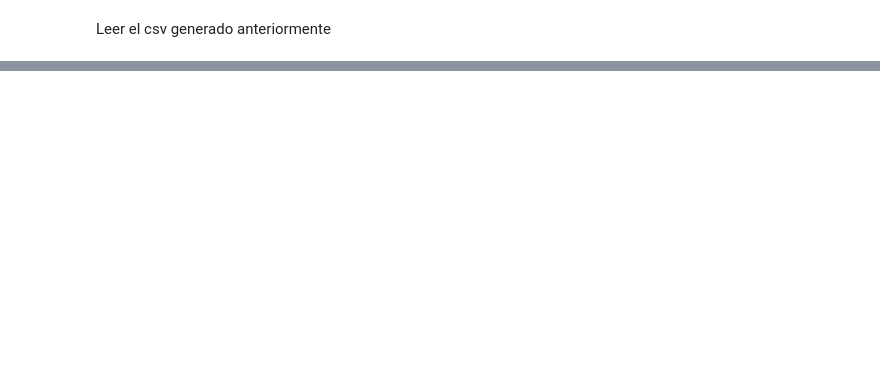
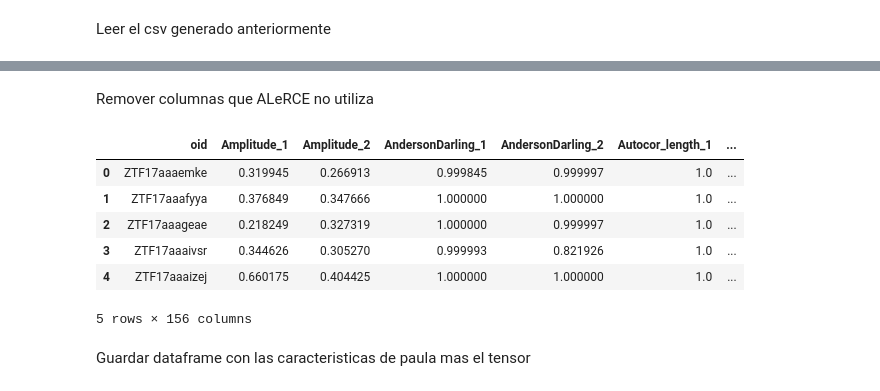
Before and after one commit to LeoQuark/HistogramasAdaptativos, a Jupyter notebook: experimento 4.ipynb, the cells around one changed output, grey strips where cells are left out. Drawn from its saved outputs; the diff is of its cells as text; code cells hidden in the pictures; blank space fills up the shorter version.

```diff
--- a/experimento 4.ipynb
+++ b/experimento 4.ipynb
@@ -678,0 +706,44 @@ cantidad de eventos: 6889
+# %% [markdown]
+Remover columnas que ALeRCE no utiliza
+# %%
+rm_nd_cols = [
+'n_det_1',
+'n_det_2',
+'n_pos_1',
+'n_pos_2',
+'n_neg_1',
+'n_neg_2',
+'first_mag_1',
+'first_mag_2',
+'MHPS_non_zero_1',
+'MHPS_non_zero_2',
+'MHPS_PN_flag_1',
+'MHPS_PN_flag_2',
+'mean_mag_1',
+'mean_mag_2',
+'min_mag_1',
+'min_mag_2',
+'W1','W2','W3','W4',
+'iqr_1',
+'iqr_2',
+'delta_mjd_fid_1',
+'delta_mjd_fid_2',
+'last_mjd_before_fid_1',
+'last_mjd_before_fid_2',
+'g-r_ml',
+'MHAOV_Period_1', 'MHAOV_Period_2',
+'class_original','class_hierachical'
+]
+
+df_labels_features = df_labels_features.drop(rm_nd_cols, axis=1)
+df_labels_features.head()
+# %% [output]
+|  | oid | Amplitude_1 | Amplitude_2 | AndersonDarling_1 | AndersonDarling_2 | Autocor_length_1 | ... |
+| 0 | ZTF17aaaemke | 0.319945 | 0.266913 | 0.999845 | 0.999997 | 1.0 | ... |
+| 1 | ZTF17aaafyya | 0.376849 | 0.347666 | 1.000000 | 1.000000 | 1.0 | ... |
+| 2 | ZTF17aaageae | 0.218249 | 0.327319 | 1.000000 | 0.999997 | 1.0 | ... |
+| 3 | ZTF17aaaivsr | 0.344626 | 0.305270 | 0.999993 | 0.821926 | 1.0 | ... |
+| 4 | ZTF17aaaizej | 0.660175 | 0.404425 | 1.000000 | 1.000000 | 1.0 | ... |
+5 rows × 156 columns
+# %% [markdown]
+Guardar dataframe con las caracteristicas de paula mas el tensor
```
Also changed, not shown: parts of 19 cells of this notebook, 10 other files.
